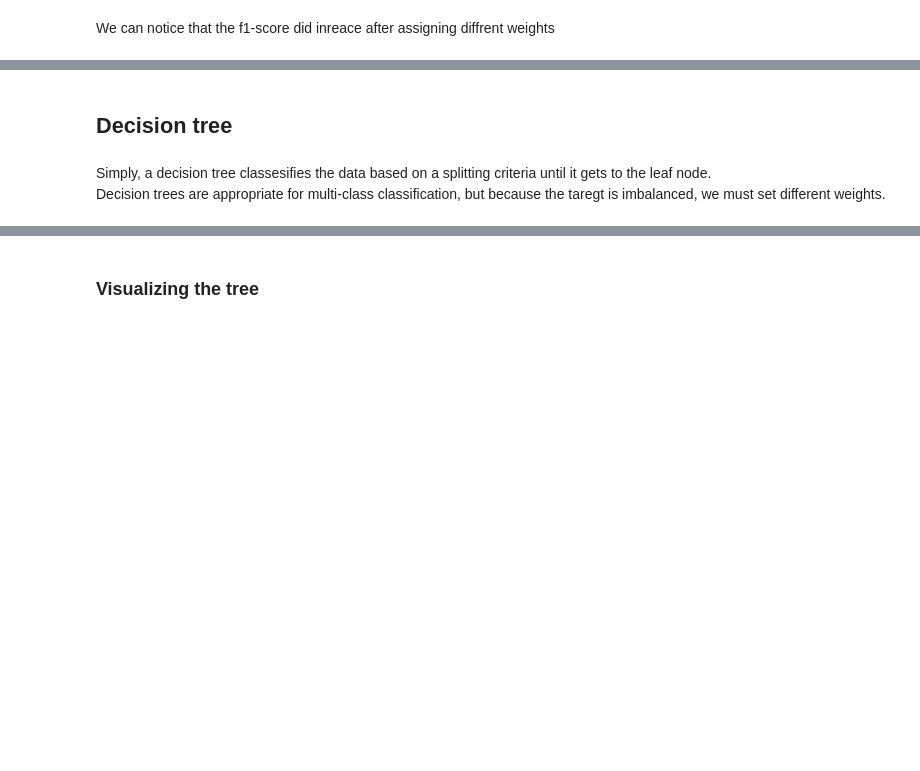
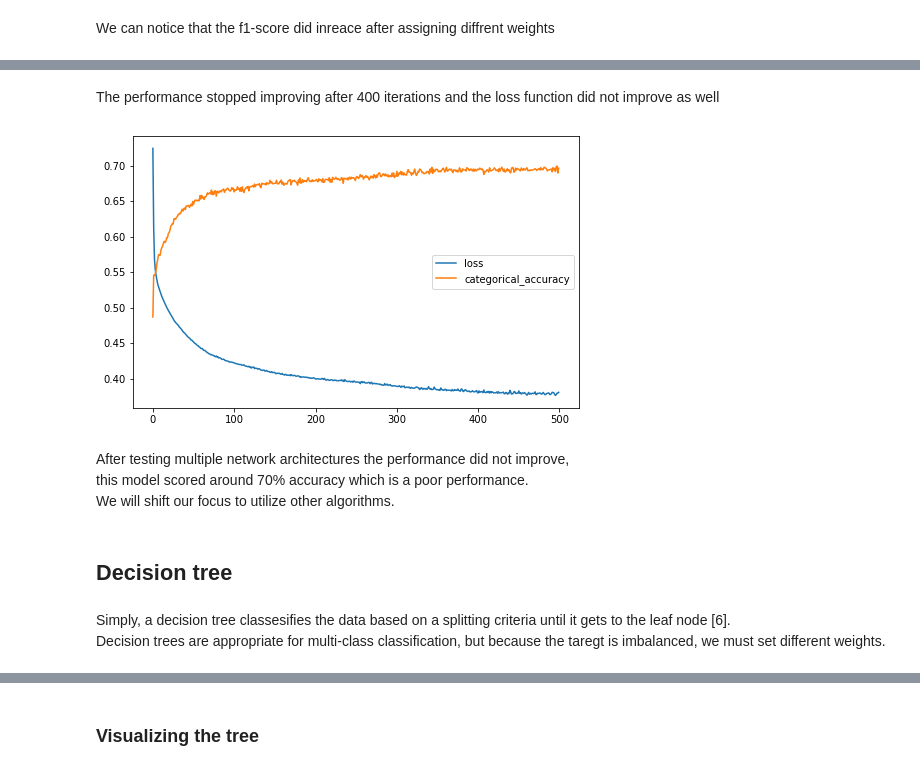
Before and after one commit to 0xArwa/ADHD-severity-prediction, a Jupyter notebook: ADHD-project.ipynb, the cells around one changed output, grey strips where cells are left out. Saved outputs shown, nothing was run; the diff lists cells and outputs as text; code cells hidden in the pictures; blank space fills up the shorter version.

```diff
--- a/ADHD-project.ipynb
+++ b/ADHD-project.ipynb
@@ -605,7 +740,19 @@ We can notice that the f1-score did inreace after assigning diffrent weights <br
+# %% [markdown]
+The performance stopped improving after 400 iterations and the loss function did not improve as well
+# %%
+pd.DataFrame(history.history).plot(figsize=(8,5))
+plt.show()
+# %% [output]
+[figure, added]
+# %% [markdown]
+After testing multiple network architectures the performance did not improve, <br>
+this model scored around 70% accuracy which is a poor performance. <br>
+We will shift our focus to utilize other algorithms.
 # %% [markdown]
+<a id='7D'></a>
 ## Decision tree
 # %% [markdown]
-Simply, a decision tree classesifies the data based on a splitting criteria until it gets to the leaf node.<br>
+Simply, a decision tree classesifies the data based on a splitting criteria until it gets to the leaf node [6].<br>
 Decision trees are appropriate for multi-class classification, but because the taregt is imbalanced, we must set different weights.
 # %%
 from sklearn.tree import DecisionTreeClassifier
```
Also changed, not shown: parts of 132 cells of this notebook.
